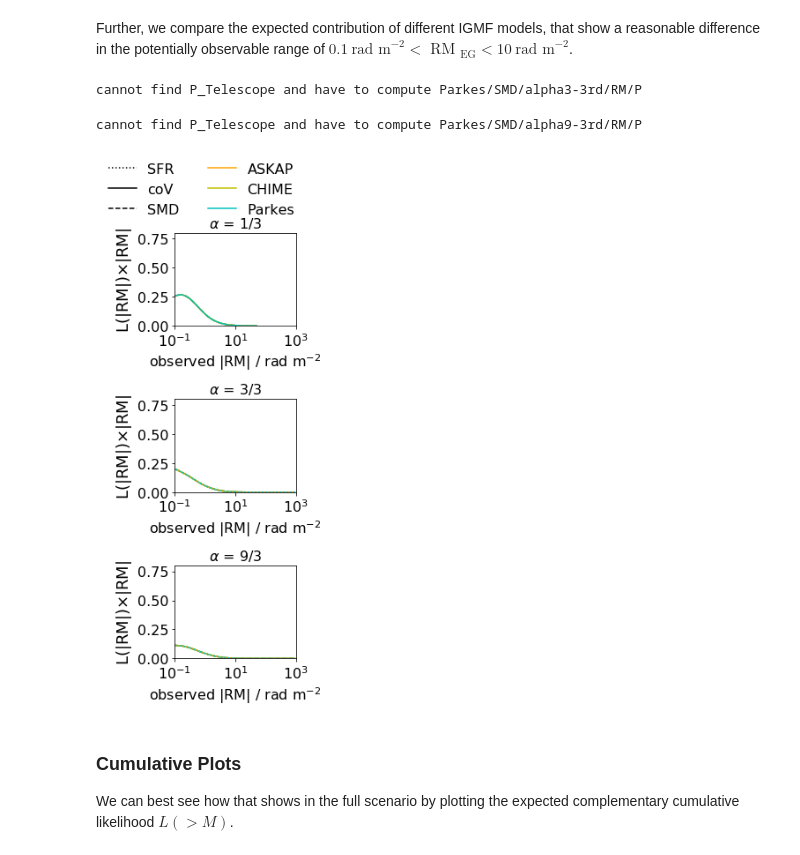
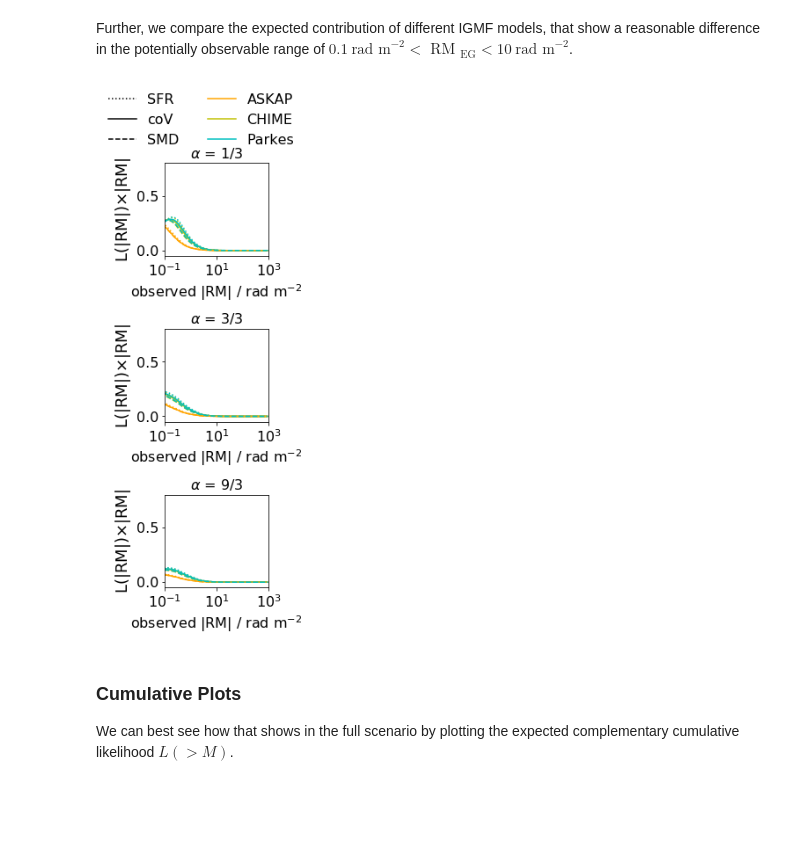
Before and after one commit to FRBs/PreFRBLE, a Jupyter notebook: notebooks/Likelihood.ipynb, the cells around one changed output. Saved outputs shown, nothing was run; the diff lists cells and outputs as text; code cells hidden in the pictures; blank space fills up the shorter version.

Commit message:
update notebooks, IGMF, fIGM-pop and models still missing

```diff
--- a/notebooks/Likelihood.ipynb
+++ b/notebooks/Likelihood.ipynb
@@ -60,12 +36,17 @@ The resulting "full" likelihood $L$ is such the equivalent of a single Monte-Car
 measure='RM'
 redshift = 0.1
 
+
 fig, ax = plt.subplots()
-PlotContributions(measure=measure, redshift=redshift, ax=ax, dev=True, **scenario_realistic)
 
-L = GetLikelihood_Full( measure=measure, redshift=redshift, dev=True, **scenario_realistic)
+## easily change the identifier of the scenario
+scenario_benchmark.redshift = redshift
 
-PlotLikelihood( *L, lw=3, ax=ax, label='Full' )
+L = GetLikelihood( measure, scenario_benchmark )
+
+PlotContributions( measure, scenario_benchmark, ax=ax )
+L.Plot( ax=ax, lw=3, label='Full')
+ax.loglog()
 ax.legend(fontsize=12)
 # %% [output]
 <matplotlib.legend.Legend at 0x...>
@@ -146,7 +133,7 @@ measures = ['DM', 'RM', 'tau']
 
 ## which models to plot?
 models = [
-    { 'Local':['Piro18/wind']},
+    { 'Local':['Piro18_wind']},
     { 'Host':['Rodrigues18']},
     { 'Inter':['Rodrigues18']},
     { 'IGM' : ['primordial']},
@@ -170,20 +157,27 @@ plt.clf()
 fig, axs = plt.subplots( len(models) , len(measures), figsize=(4*len(measures), 3*len(models) ), sharex='col', sharey='col' )
 
 for i_m, model in enumerate( models ):
+    for population, linestyle in zip( populations, linestyles_population):
+        for telescope, color in zip( telescopes, colors_telescope):
+            tmp = Scenario( telescope=telescope, population=population, **model )
+            for i_v, measure in enumerate( measures ):
+                L = GetLikelihood( measure, tmp )
+                L.Plot( deviation=False, ax=axs[i_m][i_v], linestyle=linestyle, color=color )
+#                PlotTelescope( measure=measure, population=population, telescope=telescope, dev=False, ax=axs[i_m][i_v], scenario=model, linestyle=linestyle, color=color, force=force )
     for ax in axs[i_m]:
-        ax.set_title( "{0}: {1}".format( list(model.keys())[0], '/'.join( KeyFull( **model ).split('/')[:-3] ) ), fontsize=16 )
-    for i_v, measure in enumerate( measures ):
-        for population, linestyle in zip( populations, linestyles_population):
-            for telescope, color in zip( telescopes, colors_telescope):
-                PlotTelescope( measure=measure, population=population, telescope=telescope, dev=False, ax=axs[i_m][i_v], scenario=model, linestyle=linestyle, color=color, force=force )
+        ax.set_title( "{}: {}".format( list(model.keys())[0], Label(list(model.values())[0][0]) ), fontsize=16 )
+#        ax.set_title( "{0}: {1}".format( list(model.keys())[0], '/'.join( KeyFull( **model ).split('/')[:-3] ) ), fontsize=16 )
 
 axs[0][0].set_xlim(1e-1,1e4)
 axs[0][1].set_xlim(1e-2,3e3)
 axs[0][2].set_xlim(1e-9,1e1)
 #axs[0][0].set_ylim(1e-5,3)
-axs[0][0].set_ylim(-0.1,0.8)
-axs[0][1].set_ylim(-0.1,0.3)
-axs[0][2].set_ylim(-0.1,0.5)
+axs[0][0].set_ylim(-0.03,0.9)
+axs[0][1].set_ylim(-0.03,0.4)
+axs[0][2].set_ylim(-0.03,0.5)
+axs[0][0].set_xscale('log')
+axs[0][1].set_xscale('log')
+axs[0][2].set_xscale('log')
 axs[0][0].set_yscale('linear')
 axs[0][1].set_yscale('linear')
 axs[0][2].set_yscale('linear')
@@ -206,37 +200,40 @@ Further, we compare the expected contribution of different IGMF models, that sho
 # %%
 
 ## which IGMF models to compare?
 scenarios_IGMF = [
     { 'IGM' : ['alpha1-3rd']},
     { 'IGM' : ['alpha3-3rd']},
     { 'IGM' : ['alpha9-3rd']},
 ]
 cumulative=0
 
 fig, axs = plt.subplots( len( scenarios_IGMF ), 1, figsize=( 4,len( scenarios_IGMF )* 3 ), sharex='all', sharey='all' )
 
 for i_m, model in enumerate( scenarios_IGMF ):
     axs[i_m].set_title( r"$\alpha$ = %s/3" % model['IGM'][0].split('-')[0][-1], fontsize=16 )
     for population, linestyle in zip( populations, linestyles_population ):
         for telescope, color in zip( telescopes, colors_telescope ):
-            PlotTelescope( measure='RM', ax=axs[i_m], scenario=model, dev=False, linestyle=linestyle, color=color, force=force, cumulative=cumulative  )
+            tmp = Scenario( telescope=telescope, population=population, **model )
+            L = GetLikelihood( 'RM', tmp )
+            L.Plot( deviation=False, ax=axs[i_m], linestyle=linestyle, color=color, cumulative=cumulative )
+
+#            PlotTelescope( measure='RM', ax=axs[i_m], scenario=model, dev=False, linestyle=linestyle, color=color, force=force, cumulative=cumulative  )
 
 axs[0].legend( handles, populations+[ Label(telescope) for telescope in telescopes], loc='lower left', bbox_to_anchor= (-0.6, 1.12), ncol=2, borderaxespad=0, frameon=False, fontsize=16 )
 axs[0].set_xlim(1e-1,1e3)
 axs[0].set_ylim(-0.05,0.8)
+axs[0].set_xscale('log')
 axs[0].set_yscale('linear')
 
 ## to show ticks despite sharex and sharey
 for ax in axs.flat:
     ax.xaxis.set_tick_params(labelbottom=True, labelsize=16, )
     ax.yaxis.set_tick_params( which='both', labelbottom=True, labelsize=16, )
 
 plt.tight_layout()
 plt.show()
 # %% [output]
-cannot find P_Telescope and have to compute Parkes/SMD/alpha3-3rd/RM/P
-cannot find P_Telescope and have to compute Parkes/SMD/alpha9-3rd/RM/P
-[figure, old version]
+[figure, new version]
 # %% [markdown]
 ### Cumulative Plots
 We can best see how that shows in the full scenario by plotting the expected complementary cumulative likelihood $L(>M)$.
```
Also changed, not shown: parts of 10 cells of this notebook, 18 other files.
